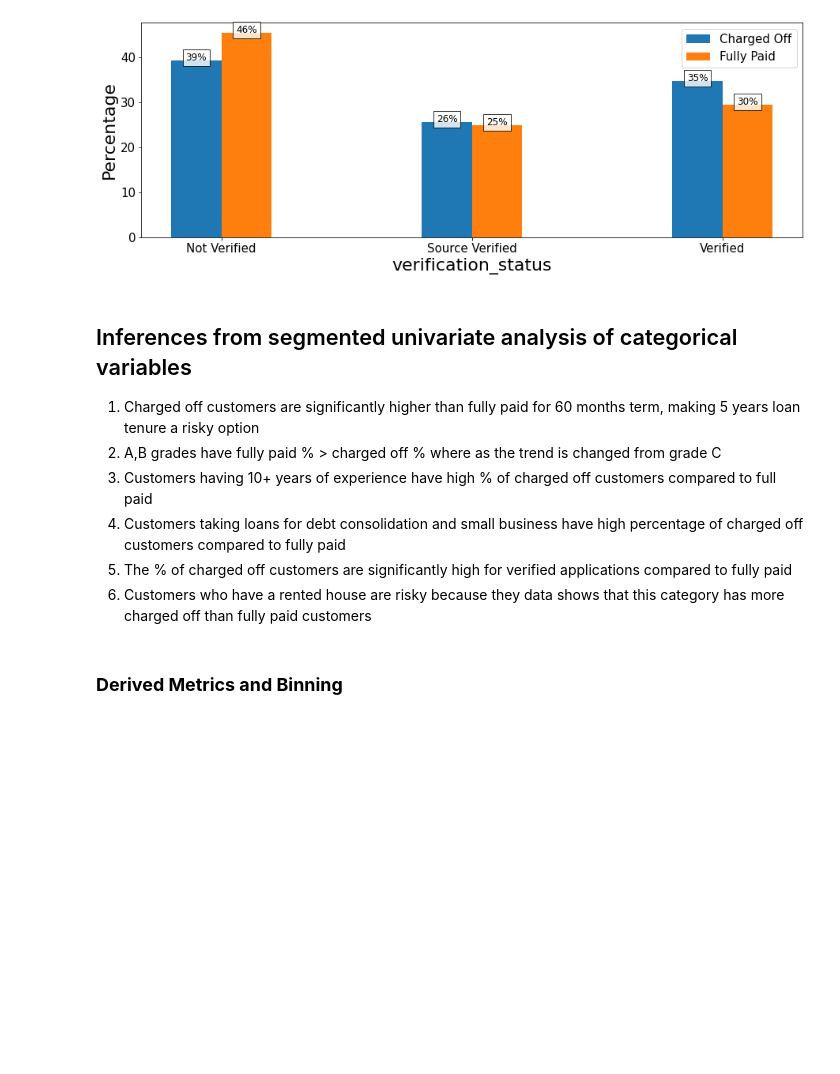
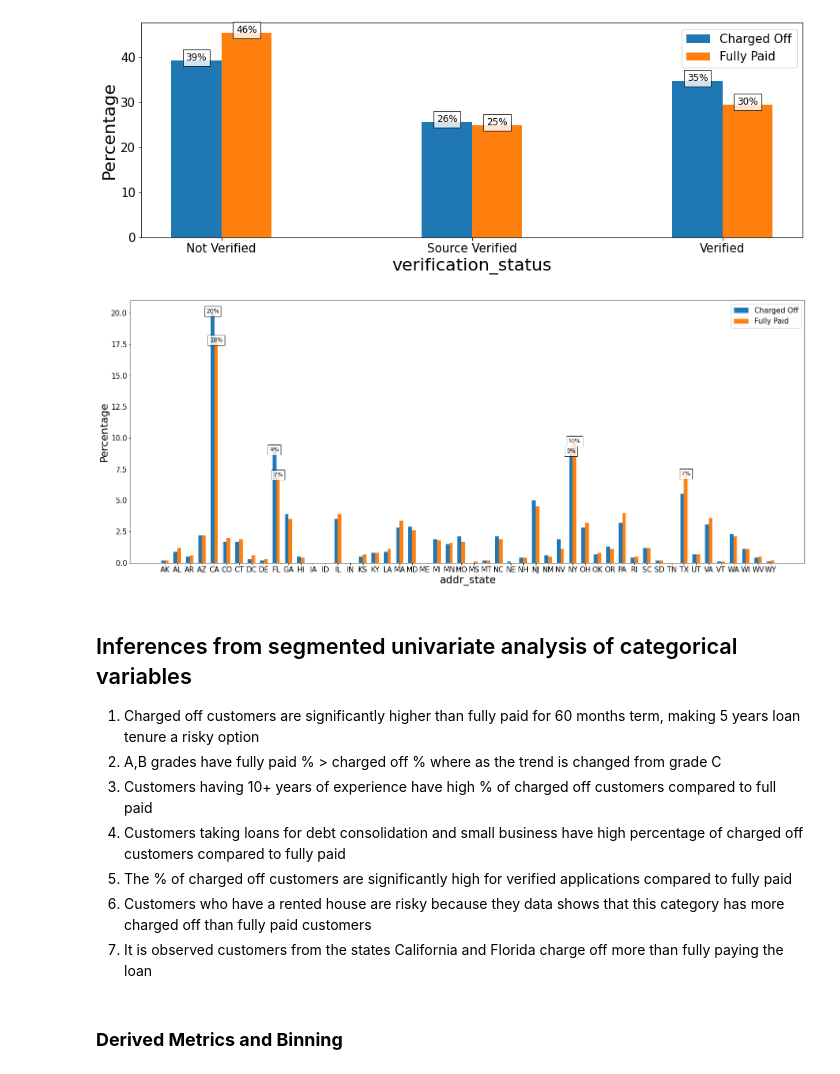
Before and after one commit to karthickchetti/LendingClubCaseStudy, a Jupyter notebook: Karthick_Chetti.ipynb, the cells around one changed output. Cells and saved outputs as stored; diff of their text form; code cells hidden in the pictures; blank space fills up the shorter version.

```diff
--- a/Karthick_Chetti.ipynb
+++ b/Karthick_Chetti.ipynb
@@ -362,6 +356,7 @@ for col in numeric_data:
 # %%
 #Plotting bar for ordered categorical variables & unordered categorical variables
 cat_data=ordered_cat_data+unordered_cat_data
+cat_data.remove("addr_state")
 for col in cat_data :
     plt.figure(figsize=(15,5))
     plt.bar(lc_df[col].value_counts().index,lc_df[col].value_counts().values)
@@ -536,6 +532,37 @@ for col in cat_data:
 [figure]
 [figure]
 [figure]
+# %%
+#Function to plot variables with more unique values
+def plot_bar_cat_more_features(df,index_name,column_name,width,x_lbl_rotation):
+    pivot=pd.pivot_table(lc_df,values="id",index=index_name,columns=column_name,aggfunc=lambda x: len(x.unique()))
+    pivot=round(pivot*100/pivot.sum(axis=0),1)
+    plt.figure(figsize=(25,10))
+    x_label = pivot.index
+    x_data = np.arange(len(x_label)) # create values from 0 to len(x_label) - 1
+    chart=[]
+    for j,i in enumerate(pivot.columns):
+        chart.append(plt.bar(x_data + j*(width), pivot[i],width=width,align="edge"))
+        for l,k in zip(x_data + j*(width) + width/2,pivot[i]):
+            try:
+                if int(round(k,0))>=7:
+                    val=str(int(round(k,0)))+"%"
+                else:
+                    val=""
+            except:
+                val=""
+            plt.text(l,k,val,ha="center", bbox = dict(facecolor = 'white', alpha = 0.8),size="large")
+    plt.xlabel(index_name,fontsize=22)
+    plt.ylabel("Percentage",fontsize=22)
+    x_label_pos = x_data + (len(pivot.columns)*width)/2
+    plt.xticks(x_label_pos ,x_label,fontsize=15,rotation = x_lbl_rotation)
+    plt.yticks(fontsize=15)
+    plt.legend(chart,pivot.columns,fontsize=15)
+    plt.show()
+
+plot_bar_cat_more_features(lc_df,"addr_state","loan_status",0.3,0)
+# %% [output]
+[figure, added]
 # %% [markdown]
 ## Inferences from segmented univariate analysis of categorical variables
 1) Charged off customers are significantly higher than fully paid for 60 months term, making 5 years loan tenure a risky option</br>
@@ -544,6 +571,7 @@ for col in cat_data:
 4) Customers taking loans for debt consolidation and small business have high percentage of charged off customers compared to fully paid</br>
 5) The % of charged off customers are significantly high for verified applications compared to fully paid</br>
 6) Customers who have a rented house are risky because they data shows that this category has more charged off than fully paid customers</br>
+7) It is observed customers from the states California and Florida charge off more than fully paying the loan
 # %% [markdown]
 ### **Derived Metrics and Binning**
 # %%
```
Also changed, not shown: parts of 15 cells of this notebook, 1 other file.
